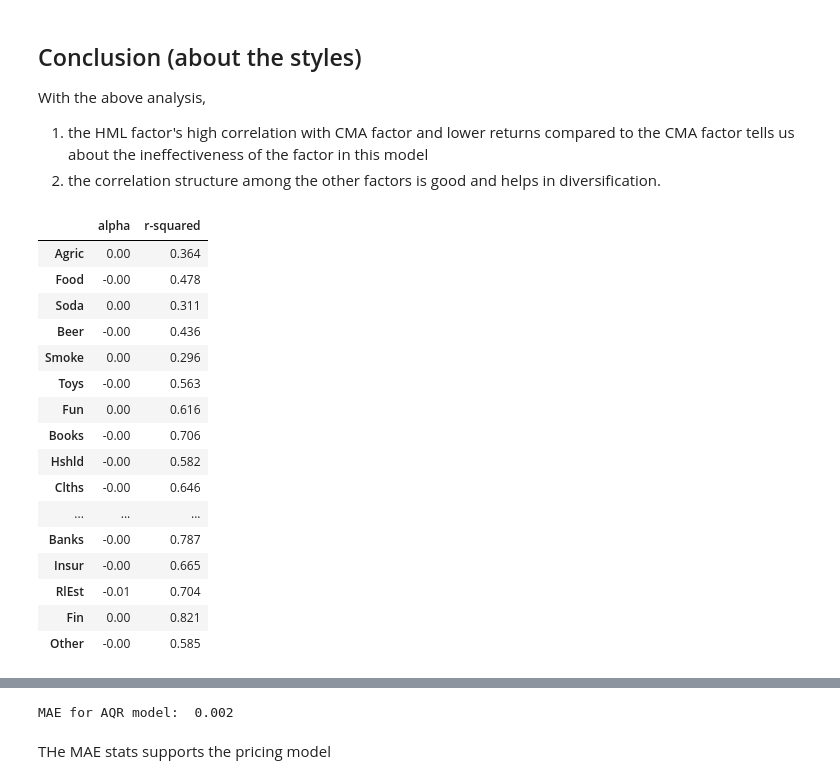
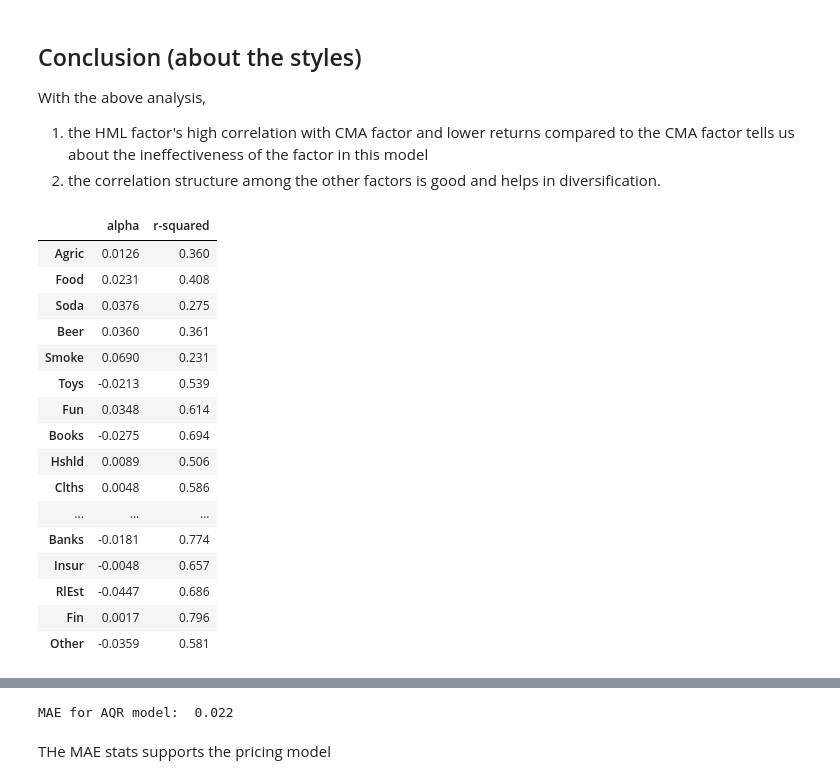
Before and after one commit to mihikasingh806/HW_grpB25_Porftolio, a Jupyter notebook: hw5/Smart Beta Tanwir.ipynb, the cells around one changed output, grey strips where cells are left out. Cells and saved outputs as stored; diff of their text form; code cells hidden in the pictures.

```diff
--- a/hw5/Smart Beta Tanwir.ipynb
+++ b/hw5/Smart Beta Tanwir.ipynb
@@ -38,7 +38,7 @@ import matplotlib.pyplot as plt
 import seaborn as sns
 from fontTools.misc.plistlib import end_date
 
-FILE_PATH = "FINM Portfolio/factor_pricing_data_monthly.xlsx"
+FILE_PATH = "factor_pricing_data_monthly.xlsx"
 
 data = pd.read_excel(FILE_PATH, sheet_name = 'factors (excess returns)', index_col = 'Date')
 
@@ -219,68 +219,66 @@ With the above analysis,
 import statsmodels.api as sm
 
 equity_portfolio_data = pd.read_excel(FILE_PATH, sheet_name = 'portfolios (excess returns)', index_col = 'Date')
-
-# y = equity_portfolio_data['Agric']
-# X = sm.add_constant(data)
-#
-# model = sm.OLS(y, X).fit()
-
+AQR_factors = ['MKT', 'SMB', 'HML', 'UMD']
 
 def calculateRegressionStatistics(X, y):
+    assert len(X) == len(y)
+    X = sm.add_constant(X)
     model = sm.OLS(y, X).fit()
-    alpha = model.params.iloc[0]
+    alpha = model.params['const']
     r_squared_ = model.rsquared
     params = model.params
     return {'alpha': alpha, 'r-squared': r_squared_, 'params': params}
 
 sectors = equity_portfolio_data.columns
 
 sector_data = {sector: {} for sector in sectors}
 
 alphas = []
 r_squared = []
+# X = sm.add_constant(data[AQR_factors]) * FREQ
 for sector in sectors:
     y = equity_portfolio_data[sector] * FREQ
-    X = sm.add_constant(data) * FREQ
-    sector_regression_stats = calculateRegressionStatistics(X, y)
+
+    sector_regression_stats = calculateRegressionStatistics(data[AQR_factors] * FREQ, y)
     sector_data[sector] = sector_regression_stats
     alphas.append(sector_regression_stats['alpha'])
     r_squared.append(sector_regression_stats['r-squared'])
 
 AQR_visual_df2 = pd.DataFrame({
     'alpha': alphas,
     'r-squared': r_squared,
 }, index = sectors)
 
 display(AQR_visual_df2.style.format({
-    'alpha': '{:.2f}',
+    'alpha': '{:.4f}',
     'r-squared': '{:.3f}'
 }))
 # %% [output]
 |  | alpha | r-squared |
-| Agric | 0.00 | 0.364 |
-| Food | -0.00 | 0.478 |
-| Soda | 0.00 | 0.311 |
-| Beer | -0.00 | 0.436 |
-| Smoke | 0.00 | 0.296 |
-| Toys | -0.00 | 0.563 |
-| Fun | 0.00 | 0.616 |
-| Books | -0.00 | 0.706 |
-| Hshld | -0.00 | 0.582 |
-| Clths | -0.00 | 0.646 |
+| Agric | 0.0126 | 0.360 |
+| Food | 0.0231 | 0.408 |
+| Soda | 0.0376 | 0.275 |
+| Beer | 0.0360 | 0.361 |
+| Smoke | 0.0690 | 0.231 |
+| Toys | -0.0213 | 0.539 |
+| Fun | 0.0348 | 0.614 |
+| Books | -0.0275 | 0.694 |
+| Hshld | 0.0089 | 0.506 |
+| Clths | 0.0048 | 0.586 |
 | ... | ... | ... |
-| Banks | -0.00 | 0.787 |
-| Insur | -0.00 | 0.665 |
-| RlEst | -0.01 | 0.704 |
-| Fin | 0.00 | 0.821 |
-| Other | -0.00 | 0.585 |
+| Banks | -0.0181 | 0.774 |
+| Insur | -0.0048 | 0.657 |
+| RlEst | -0.0447 | 0.686 |
+| Fin | 0.0017 | 0.796 |
+| Other | -0.0359 | 0.581 |
 # %% [markdown]
 ![image.png](attachment:2d6513fa-e9df-4fa8-a87a-9970660930f9.png)
 # %%
 AQR_MAE = sum([abs(val) for val in AQR_visual_df2['alpha']]) / len(AQR_visual_df2)
 print("MAE for AQR model: ", round(AQR_MAE, 3))
 # %% [output]
-MAE for AQR model:  0.002
+MAE for AQR model:  0.022
 # %% [markdown]
 THe MAE stats supports the pricing model
 # %% [markdown]
```
Also changed, not shown: parts of 9 cells of this notebook.
